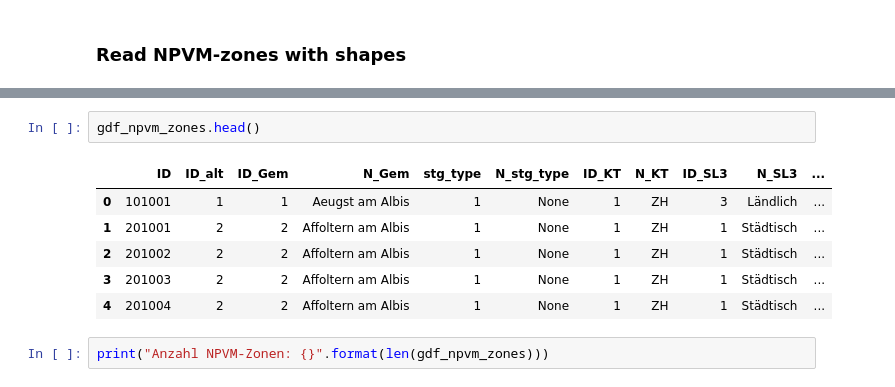
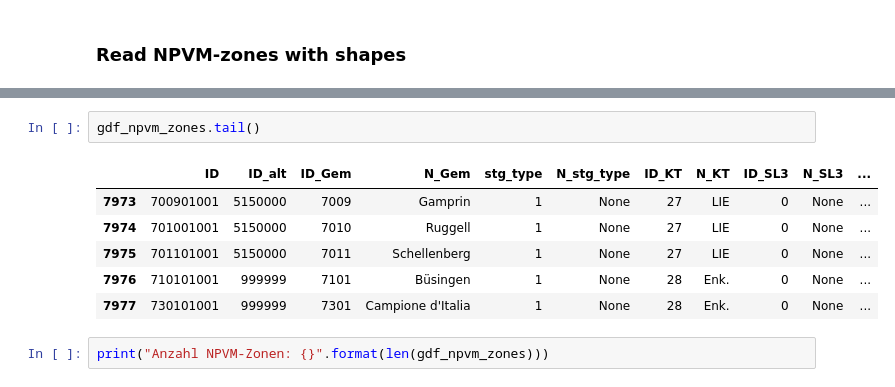
Before and after one commit to jlieberherr/mobility-station-finder, a Jupyter notebook: notebooks/mobility-station-finder.ipynb, the cells around one changed output, grey strips where cells are left out. Cells and saved outputs as stored; diff of their text form.

```diff
--- a/notebooks/mobility-station-finder.ipynb
+++ b/notebooks/mobility-station-finder.ipynb
@@ -28,12 +28,12 @@ Wall time: 3.44 s
 # %%
-gdf_npvm_zones.head()
+gdf_npvm_zones.tail()
 # %% [output]
 |  | ID | ID_alt | ID_Gem | N_Gem | stg_type | N_stg_type | ID_KT | N_KT | ID_SL3 | N_SL3 | ... |
-| 0 | 101001 | 1 | 1 | Aeugst am Albis | 1 | None | 1 | ZH | 3 | Ländlich | ... |
-| 1 | 201001 | 2 | 2 | Affoltern am Albis | 1 | None | 1 | ZH | 1 | Städtisch | ... |
-| 2 | 201002 | 2 | 2 | Affoltern am Albis | 1 | None | 1 | ZH | 1 | Städtisch | ... |
-| 3 | 201003 | 2 | 2 | Affoltern am Albis | 1 | None | 1 | ZH | 1 | Städtisch | ... |
-| 4 | 201004 | 2 | 2 | Affoltern am Albis | 1 | None | 1 | ZH | 1 | Städtisch | ... |
+| 7973 | 700901001 | 5150000 | 7009 | Gamprin | 1 | None | 27 | LIE | 0 | None | ... |
+| 7974 | 701001001 | 5150000 | 7010 | Ruggell | 1 | None | 27 | LIE | 0 | None | ... |
+| 7975 | 701101001 | 5150000 | 7011 | Schellenberg | 1 | None | 27 | LIE | 0 | None | ... |
+| 7976 | 710101001 | 999999 | 7101 | Büsingen | 1 | None | 28 | Enk. | 0 | None | ... |
+| 7977 | 730101001 | 999999 | 7301 | Campione d'Italia | 1 | None | 28 | Enk. | 0 | None | ... |
 # %%
 print("Anzahl NPVM-Zonen: {}".format(len(gdf_npvm_zones)))
 # %% [output]
```
Also changed, not shown: parts of 3 cells of this notebook, 2 other files.
